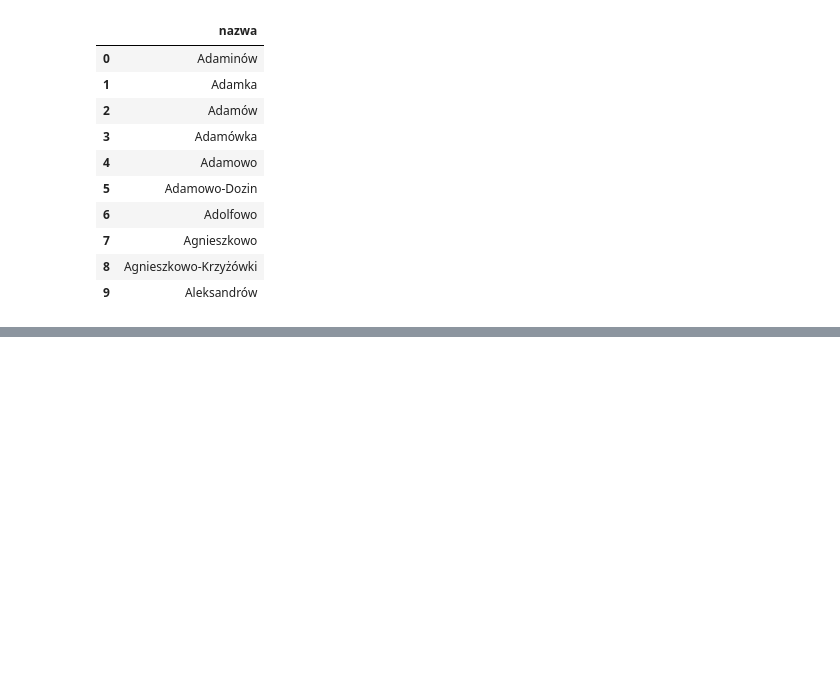
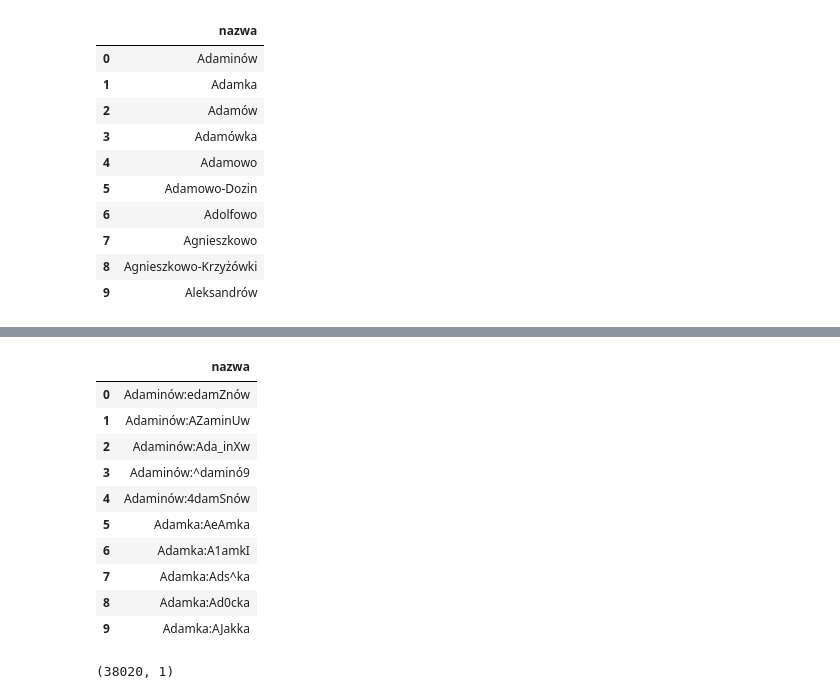
Before and after one commit to adalbertii/LLMs, a Jupyter notebook: dataset_miejscowosci.ipynb, the cells around one changed output, grey strips where cells are left out. Drawn from its saved outputs; the diff is of its cells as text; code cells hidden in the pictures; blank space fills up the shorter version.

```diff
--- a/dataset_miejscowosci.ipynb
+++ b/dataset_miejscowosci.ipynb
@@ -43,3 +109,22 @@ df_wyniki.shape
+# %%
+dfout = pd.read_csv('wynik.csv')
+dfout[:10]
+# %% [output]
+|  | nazwa |
+| 0 | Adaminów:edamZnów |
+| 1 | Adaminów:AZaminUw |
+| 2 | Adaminów:Ada_inXw |
+| 3 | Adaminów:^daminó9 |
+| 4 | Adaminów:4damSnów |
+| 5 | Adamka:AeAmka |
+| 6 | Adamka:A1amkI |
+| 7 | Adamka:Ads^ka |
+| 8 | Adamka:Ad0cka |
+| 9 | Adamka:AJakka |
+# %%
+dfout.shape
+# %% [output]
+(38020, 1)
 # %%
 !pip install datasets
 from datasets import load_dataset
```
Also changed, not shown: parts of 10 cells of this notebook.
